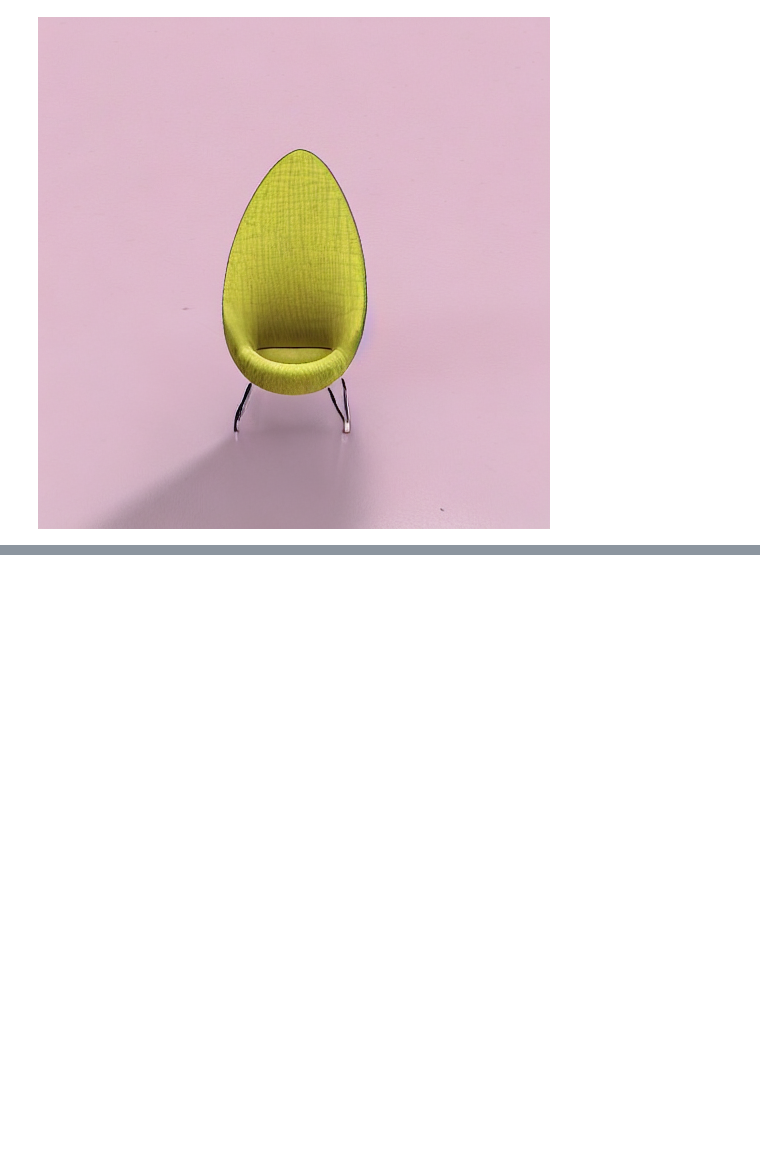
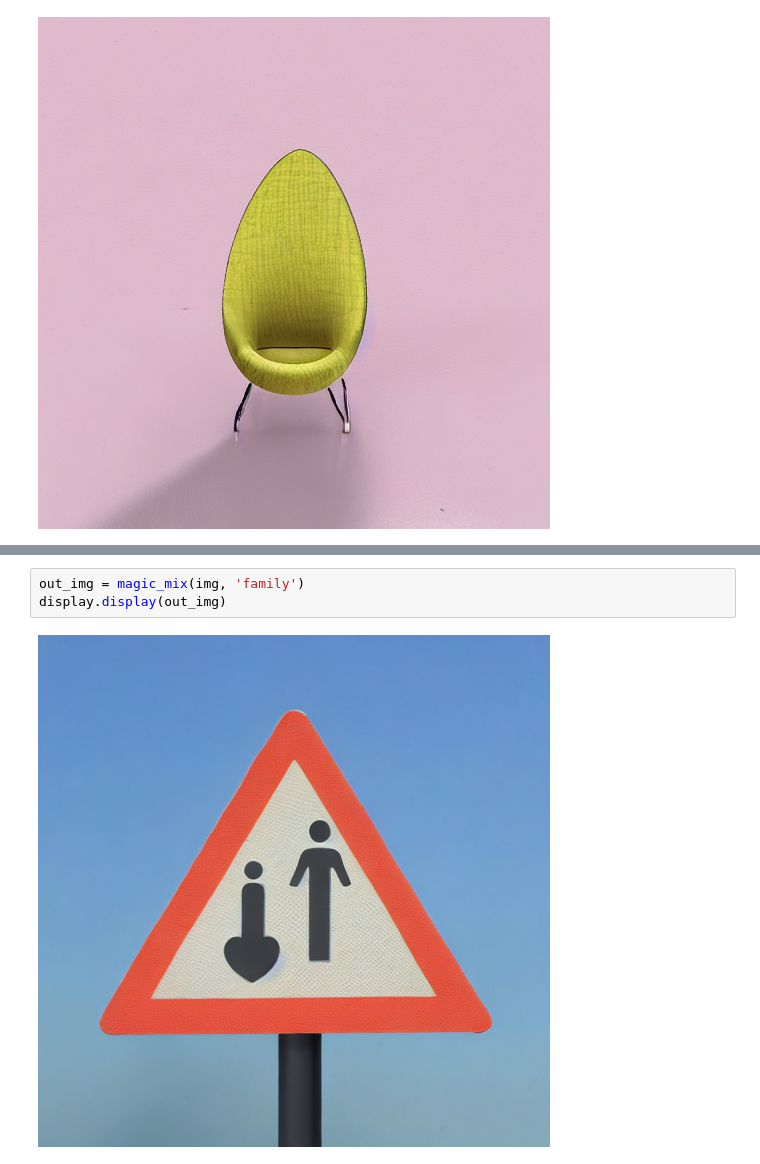
Before and after one commit to daspartho/MagicMix, a Jupyter notebook: main.ipynb, the cells around one changed output, grey strips where cells are left out. Drawn from its saved outputs; the diff is of its cells as text; blank space fills up the shorter version.

```diff
--- a/main.ipynb
+++ b/main.ipynb
@@ -186,0 +214,5 @@ display.display(out_img)
+# %%
+out_img = magic_mix(img, 'family')
+display.display(out_img)
+# %% [output]
+[figure, added]
```
Also changed, not shown: parts of 14 cells of this notebook.
